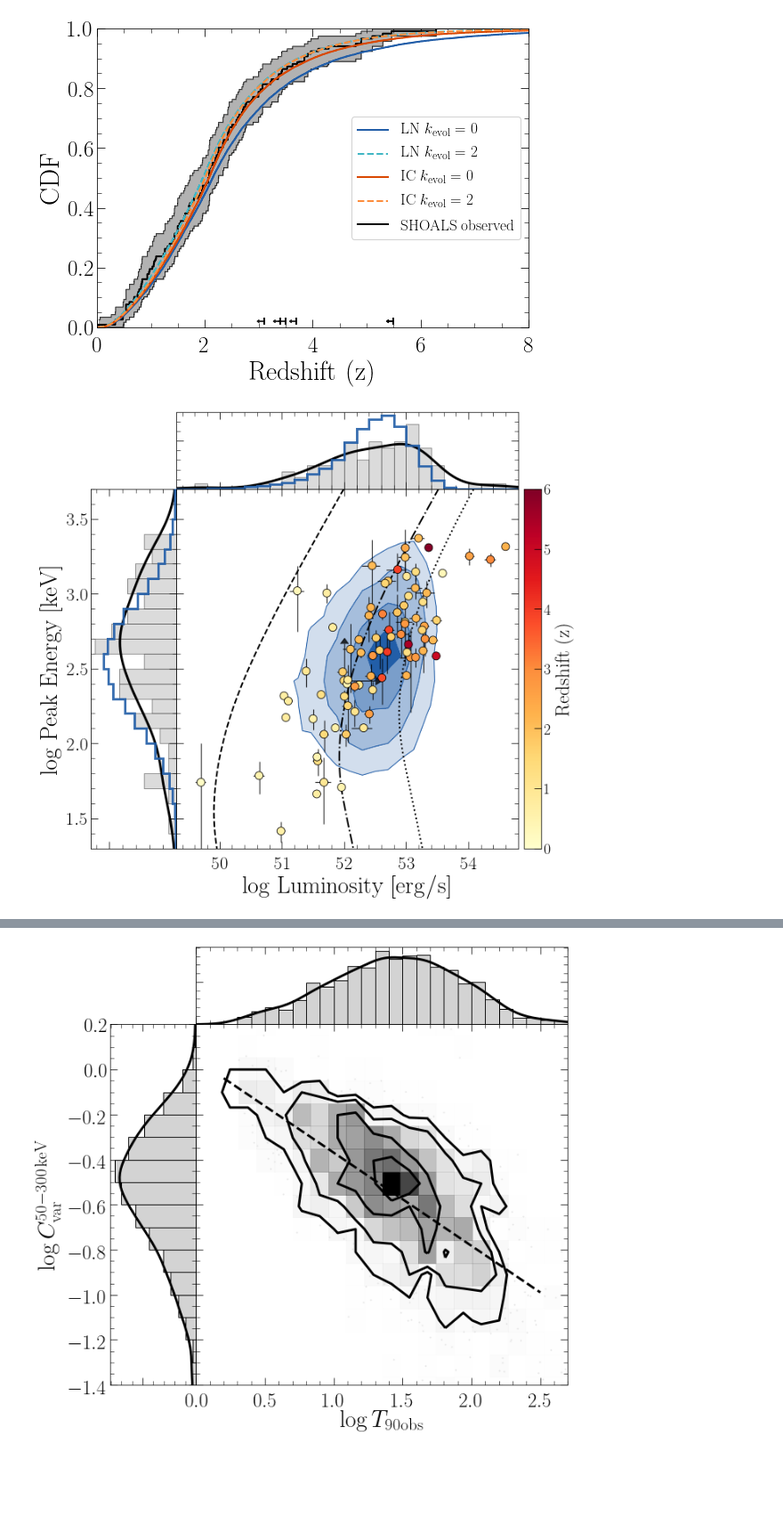
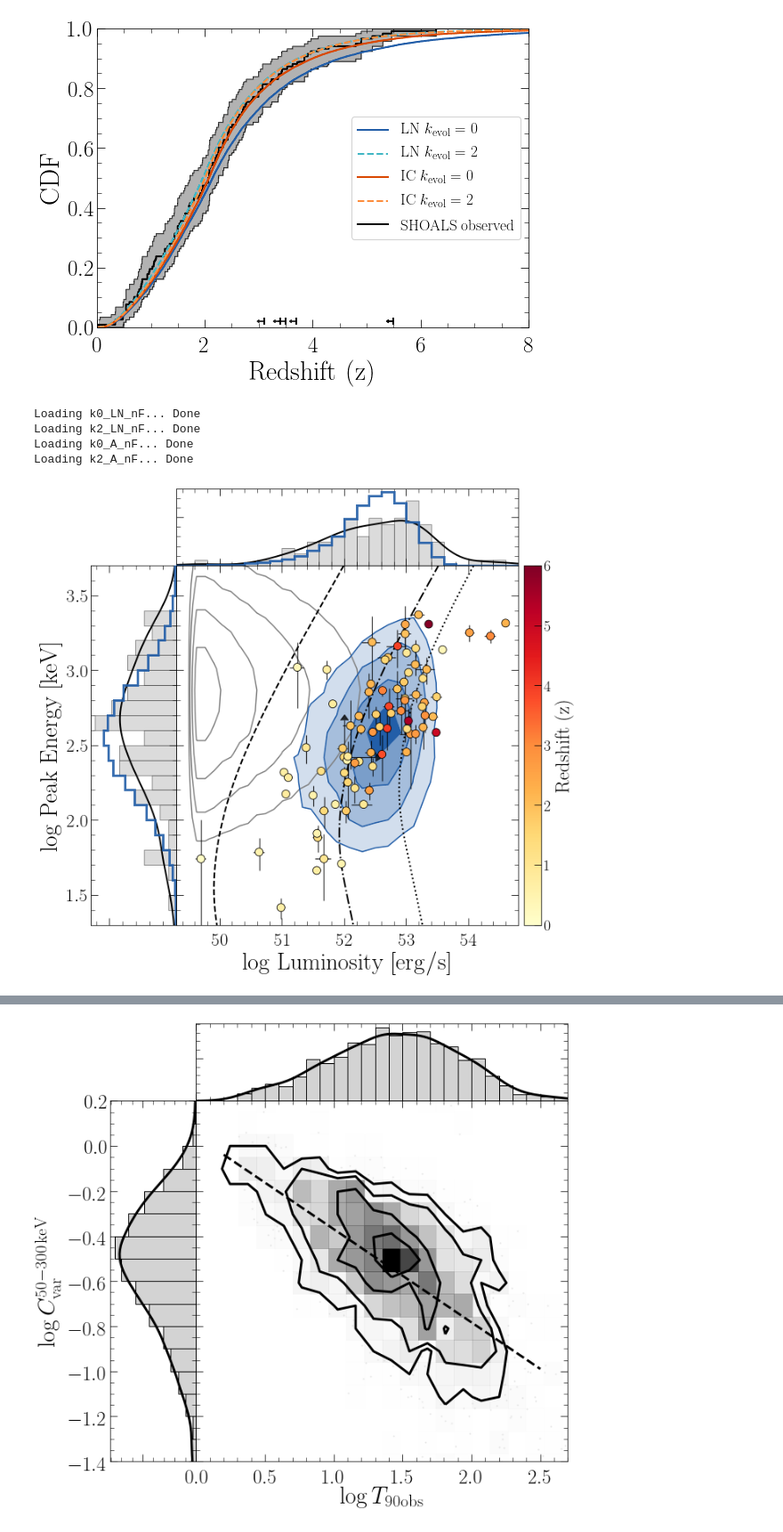
Before and after one commit to JPalmerio/GRB_population_model, a Jupyter notebook: ipynb_codes/Plots_for_LGRB_pop_paper.ipynb, the cells around one changed output, grey strips where cells are left out. Shown at 89% size. Drawn from its saved outputs; the diff is of its cells as text; code cells hidden in the pictures; blank space fills up the shorter version.

```diff
--- a/ipynb_codes/Plots_for_LGRB_pop_paper.ipynb
+++ b/ipynb_codes/Plots_for_LGRB_pop_paper.ipynb
@@ -680,34 +675,53 @@ D-stat, p_value = 0.049, 0.950
 [INFO] in compute_CDF_bounds_by_MC: plotting...
 [figure]
 # %%
-# plt.style.use('dark_background')
 plt.style.use('paper')
+model_names_ks = ['k0_LN_nF', 'k2_LN_nF', 'k0_A_nF', 'k2_A_nF']
+best_pop_dir = '/Users/palmerio/Science_projects/GRB_population_model/model_outputs_non-dockerized/best_populations'
+dfs = {}
+for mod in model_names_ks:
+    print(f'Loading {mod}... ', end='')
+    dfs[mod] = pd.read_parquet(best_pop_dir + f'/population_{mod}')
+    print('Done')
 for i,mod in enumerate(model_names_ks):
     cond = dfs[mod]['pht_pflx_BAT'] >= 2.6
-    fig, axes = pf.cool_hist2d(np.log10(dfs[mod][cond]['L'].to_numpy()), np.log10(dfs[mod][cond]['Ep'].to_numpy()),
-                   mode='hist2d', figsize=(10,9), plot_left_kdeplot=False, plot_top_kdeplot=False,
+    fig, axes = pf.cool_hist2d(np.log10(dfs[mod]['L'].to_numpy()), np.log10(dfs[mod]['Ep'].to_numpy()),
+               mode='hist2d', figsize=(10,9), plot_left_kdeplot=False, plot_top_kdeplot=False,
+               plot_left_hist=False, plot_top_hist=False,
+               hist2d_kwargs={'color':'gray', 'bins':30,
+                              'contour_kwargs':{'linewidths':1.5, 'zorder':2},
+                              'plot_datapoints':False,
+                              'plot_density':False,
+                              'plot_contours':True,
+                              'fill_contours':False})
+    pf.cool_hist2d(np.log10(dfs[mod][cond]['L'].to_numpy()), np.log10(dfs[mod][cond]['Ep'].to_numpy()),
+                   mode='hist2d', figsize=(10,9), plot_left_kdeplot=False, plot_top_kdeplot=False, fig=fig,
                    left_hist_kwargs={'label': None,
                                      'bins':np.linspace(1,4,31),
                                      'edgecolor':colors[i],
                                      'linewidth':3,
                                      'zorder':5,
                                      'alpha':0.9,
                                      'histtype':'step'},
                    top_hist_kwargs={'label': None,
                                     'bins': np.linspace(49,55,31),
                                     'edgecolor': colors[i],
                                     'linewidth':3,
                                     'zorder':5,
                                     'alpha':0.9,
                                     'histtype':'step'},
                    hist2d_kwargs={'color':colors[i],
-                                  'contour_kwargs':{'linewidths':1},
+                                  'contour_kwargs':{'linewidths':1.5},
                                   'plot_datapoints':False,
                                   'plot_density':False,
                                   'plot_contours':True,
                                   'fill_contours':True})
-    plot_eBAT6_EpL(axes=axes, mini_cax=False)
-#     fig.savefig('/Users/palmerio/Science_projects/Papers/LGRB_population_model/plots/EpL_{}.pdf'.format(mod),
-#                 bbox_inches='tight')
+    pf.plot_eBAT6_EpL_for_pub(axes=axes, mini_cax=False, show_relation=False)
+    fig.savefig('/Users/palmerio/Science_projects/Papers/LGRB_population_model/plots/EpL_{}.pdf'.format(mod),
+                bbox_inches='tight')
 # %% [output]
+Loading k0_LN_nF... Done
+Loading k2_LN_nF... Done
+Loading k0_A_nF... Done
+Loading k2_A_nF... Done
-[figure, old version]
+[figure, new version]
```
Also changed, not shown: parts of 3 cells of this notebook, 19 other files.
